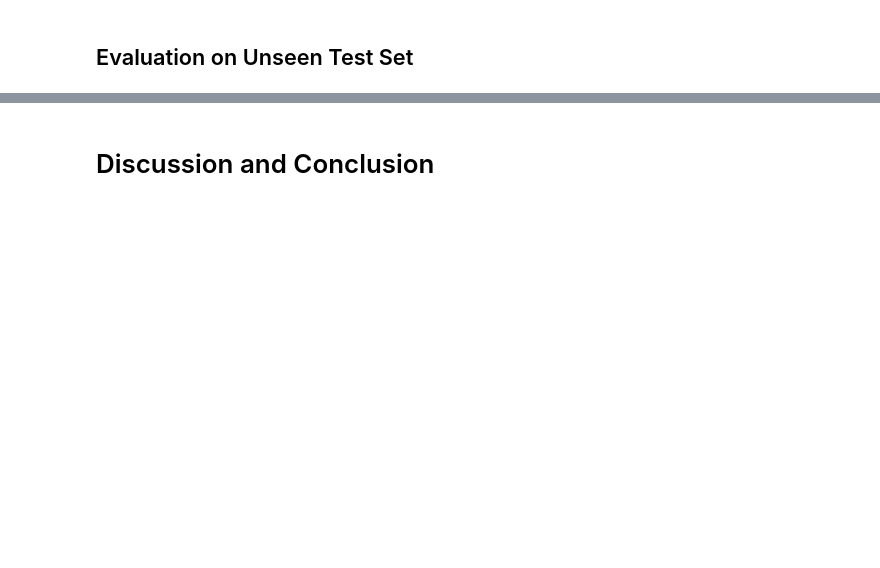
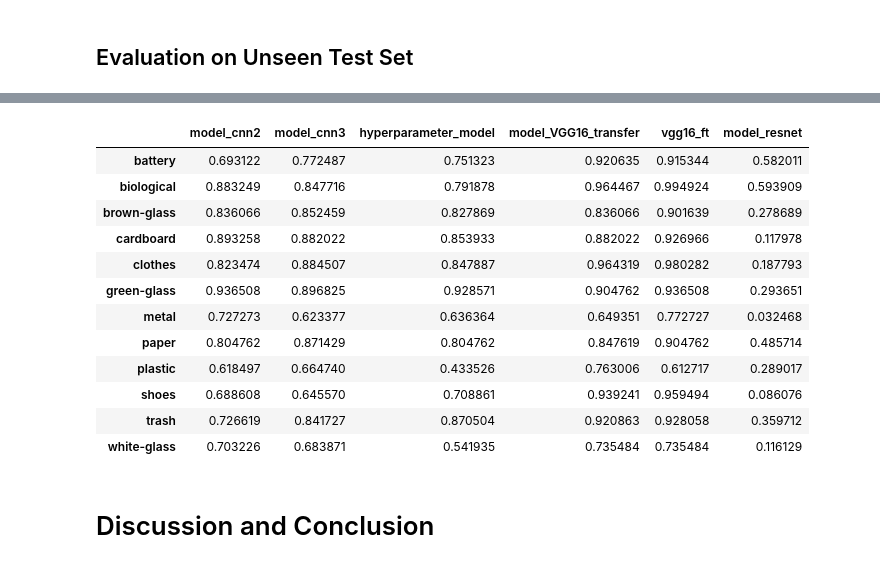
Before and after one commit to powerzarse/Machine-Learning-2, a Jupyter notebook: Semester Project.ipynb, the cells around one changed output, grey strips where cells are left out. Drawn from its saved outputs; the diff is of its cells as text; code cells hidden in the pictures; blank space fills up the shorter version.

```diff
--- a/Semester Project.ipynb
+++ b/Semester Project.ipynb
@@ -1512,0 +1812,27 @@ results_df
+# %%
+models = [model_cnn2, model_cnn3, hyperparameter_model, model_VGG16_transfer, vgg16_ft, model_resnet]
+model_names = ['model_cnn2', 'model_cnn3', "hyperparameter_model", "model_VGG16_transfer", "vgg16_ft", "model_resnet"]
+
+class_accuracies = []
+
+for model in models:
+    test_generator.reset()
+    predictions = []
+    true_labels = []
+
+    for _ in range(len(test_generator)):
+        X, y = next(test_generator)
+        y_true = np.argmax(y, axis=1)
+        y_pred = np.argmax(model.predict(X), axis=1)
+        predictions.extend(y_pred)
+        true_labels.extend(y_true)
+
+    # Erstellen der Konfusionsmatrix für das aktuelle Modell
+    cm = confusion_matrix(true_labels, predictions)
+
+    # Berechnung des Prozentsatzes der korrekten Vorhersagen für jede Klasse
+    class_correct_predictions = cm.diagonal() / cm.sum(axis=1)
+    class_accuracies.append(class_correct_predictions)
+
+# Erstellen eines DataFrames für eine übersichtliche Darstellung
+class_accuracy_df = pd.DataFrame(class_accuracies, columns=test_generator.class_indices.keys(), index=model_names)
@@ -1513,3 +1864,20 @@ results_df
+# %%
+class_accuracy_df = class_accuracy_df.transpose()
+class_accuracy_df
+# %% [output]
+|  | model_cnn2 | model_cnn3 | hyperparameter_model | model_VGG16_transfer | vgg16_ft | model_resnet |
+| battery | 0.693122 | 0.772487 | 0.751323 | 0.920635 | 0.915344 | 0.582011 |
+| biological | 0.883249 | 0.847716 | 0.791878 | 0.964467 | 0.994924 | 0.593909 |
+| brown-glass | 0.836066 | 0.852459 | 0.827869 | 0.836066 | 0.901639 | 0.278689 |
+| cardboard | 0.893258 | 0.882022 | 0.853933 | 0.882022 | 0.926966 | 0.117978 |
+| clothes | 0.823474 | 0.884507 | 0.847887 | 0.964319 | 0.980282 | 0.187793 |
+| green-glass | 0.936508 | 0.896825 | 0.928571 | 0.904762 | 0.936508 | 0.293651 |
+| metal | 0.727273 | 0.623377 | 0.636364 | 0.649351 | 0.772727 | 0.032468 |
+| paper | 0.804762 | 0.871429 | 0.804762 | 0.847619 | 0.904762 | 0.485714 |
+| plastic | 0.618497 | 0.664740 | 0.433526 | 0.763006 | 0.612717 | 0.289017 |
+| shoes | 0.688608 | 0.645570 | 0.708861 | 0.939241 | 0.959494 | 0.086076 |
+| trash | 0.726619 | 0.841727 | 0.870504 | 0.920863 | 0.928058 | 0.359712 |
+| white-glass | 0.703226 | 0.683871 | 0.541935 | 0.735484 | 0.735484 | 0.116129 |
 # %% [markdown]
 # Discussion and Conclusion
 # %% [markdown]
```
Also changed, not shown: parts of 72 cells of this notebook, 3 other files.
